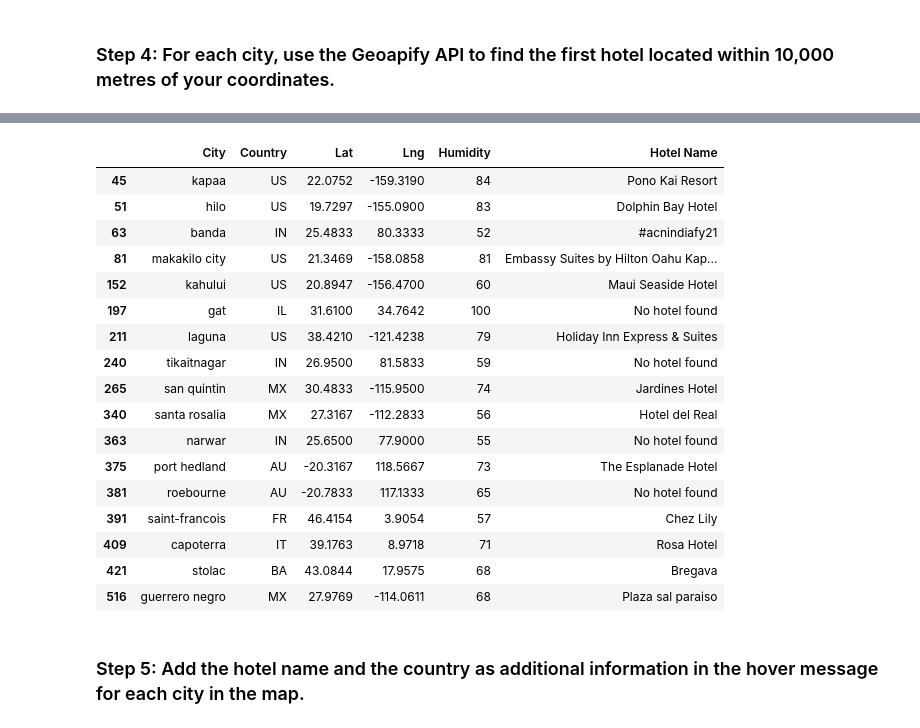
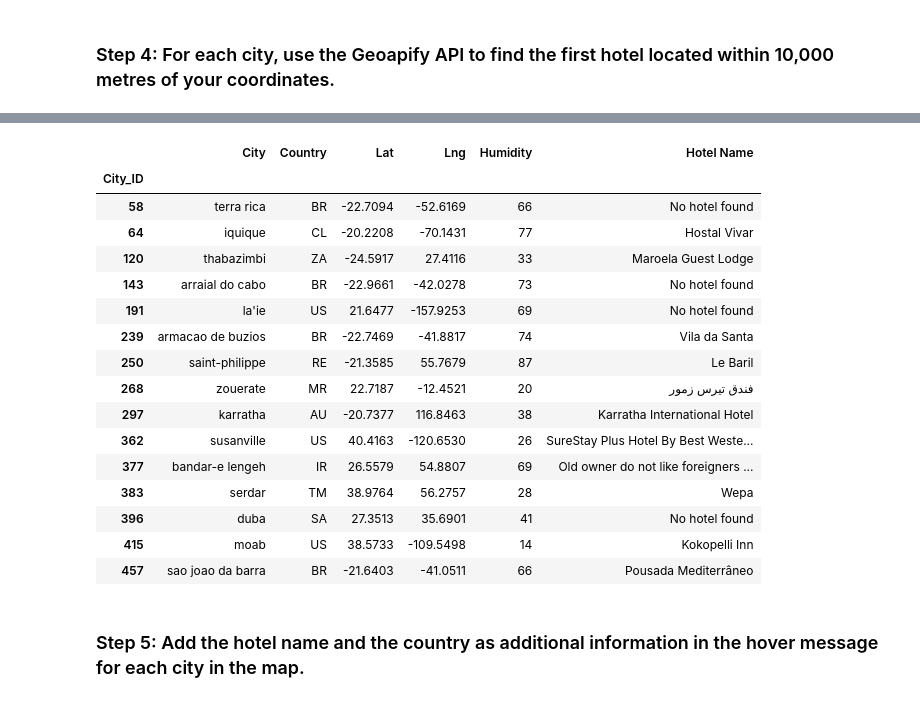
Before and after one commit to dsfackrell/python-api-challenge, a Jupyter notebook: WeatherPy/VacationPy.ipynb, the cells around one changed output, grey strips where cells are left out. Drawn from its saved outputs; the diff is of its cells as text; code cells hidden in the pictures.

```diff
--- a/WeatherPy/VacationPy.ipynb
+++ b/WeatherPy/VacationPy.ipynb
@@ -113,9 +113,16 @@ See the caveats in the documentation: https://pandas.pydata.org/pandas-docs/stab
 ### Step 4: For each city, use the Geoapify API to find the first hotel located within 10,000 metres of your coordinates.
 # %%
 # Set parameters to search for a hotel
-radius = # YOUR CODE HERE
+radius = 10000
+category = "accommodation.hotel"
+filter = ""
+bias = ""
+
 params = {
-    # YOUR CODE HERE
+    "categories":category,
+    "filter":filter,
+    "bias":bias,
+    "apiKey":geoapify_key
 }
 
 # Print a message to follow up the hotel search
@@ -124,21 +131,22 @@ print("Starting hotel search")
 # Iterate through the hotel_df DataFrame
 for index, row in hotel_df.iterrows():
     # get latitude, longitude from the DataFrame
-    # YOUR CODE HERE
+    lat = row['Lat']
+    lng = row['Lng']
 
     # Add filter and bias parameters with the current city's latitude and longitude to the params dictionary
-    params["filter"] = # YOUR CODE HERE
-    params["bias"] = # YOUR CODE HERE
+    params["filter"] = f"circle:{lng},{lat},{radius}"
+    params["bias"] = f"proximity:{lng},{lat}"
 
     # Set base URL
     base_url = "https://api.geoapify.com/v2/places"
 
 
     # Make and API request using the params dictionaty
-    name_address = # YOUR CODE HERE
+    name_address = requests.get(base_url, params=params)
 
     # Convert the API response to JSON format
-    name_address = # YOUR CODE HERE
+    name_address = name_address.json()
 
     # Grab the first hotel from the results and store the name in the hotel_df DataFrame
     try:
@@ -174,20 +180,19 @@ guerrero negro - nearest hotel: Plaza sal paraiso
 |  | City | Country | Lat | Lng | Humidity | Hotel Name |
-| 45 | kapaa | US | 22.0752 | -159.3190 | 84 | Pono Kai Resort |
-| 51 | hilo | US | 19.7297 | -155.0900 | 83 | Dolphin Bay Hotel |
-| 63 | banda | IN | 25.4833 | 80.3333 | 52 | #acnindiafy21 |
-| 81 | makakilo city | US | 21.3469 | -158.0858 | 81 | Embassy Suites by Hilton Oahu Kap... |
-| 152 | kahului | US | 20.8947 | -156.4700 | 60 | Maui Seaside Hotel |
-| 197 | gat | IL | 31.6100 | 34.7642 | 100 | No hotel found |
-| 211 | laguna | US | 38.4210 | -121.4238 | 79 | Holiday Inn Express & Suites |
-| 240 | tikaitnagar | IN | 26.9500 | 81.5833 | 59 | No hotel found |
-| 265 | san quintin | MX | 30.4833 | -115.9500 | 74 | Jardines Hotel |
-| 340 | santa rosalia | MX | 27.3167 | -112.2833 | 56 | Hotel del Real |
-| 363 | narwar | IN | 25.6500 | 77.9000 | 55 | No hotel found |
-| 375 | port hedland | AU | -20.3167 | 118.5667 | 73 | The Esplanade Hotel |
-| 381 | roebourne | AU | -20.7833 | 117.1333 | 65 | No hotel found |
-| 391 | saint-francois | FR | 46.4154 | 3.9054 | 57 | Chez Lily |
-| 409 | capoterra | IT | 39.1763 | 8.9718 | 71 | Rosa Hotel |
-| 421 | stolac | BA | 43.0844 | 17.9575 | 68 | Bregava |
-| 516 | guerrero negro | MX | 27.9769 | -114.0611 | 68 | Plaza sal paraiso |
+| City_ID |  |  |  |  |  |  |
+| 58 | terra rica | BR | -22.7094 | -52.6169 | 66 | No hotel found |
+| 64 | iquique | CL | -20.2208 | -70.1431 | 77 | Hostal Vivar |
+| 120 | thabazimbi | ZA | -24.5917 | 27.4116 | 33 | Maroela Guest Lodge |
+| 143 | arraial do cabo | BR | -22.9661 | -42.0278 | 73 | No hotel found |
+| 191 | la'ie | US | 21.6477 | -157.9253 | 69 | No hotel found |
+| 239 | armacao de buzios | BR | -22.7469 | -41.8817 | 74 | Vila da Santa |
+| 250 | saint-philippe | RE | -21.3585 | 55.7679 | 87 | Le Baril |
+| 268 | zouerate | MR | 22.7187 | -12.4521 | 20 | فندق تيرس زمور |
+| 297 | karratha | AU | -20.7377 | 116.8463 | 38 | Karratha International Hotel |
+| 362 | susanville | US | 40.4163 | -120.6530 | 26 | SureStay Plus Hotel By Best Weste... |
+| 377 | bandar-e lengeh | IR | 26.5579 | 54.8807 | 69 | Old owner do not like foreigners ... |
+| 383 | serdar | TM | 38.9764 | 56.2757 | 28 | Wepa |
+| 396 | duba | SA | 27.3513 | 35.6901 | 41 | No hotel found |
+| 415 | moab | US | 38.5733 | -109.5498 | 14 | Kokopelli Inn |
+| 457 | sao joao da barra | BR | -21.6403 | -41.0511 | 66 | Pousada Mediterrâneo |
 # %% [markdown]
 ### Step 5: Add the hotel name and the country as additional information in the hover message for each city in the map.
```
Also changed, not shown: parts of 3 cells of this notebook.
